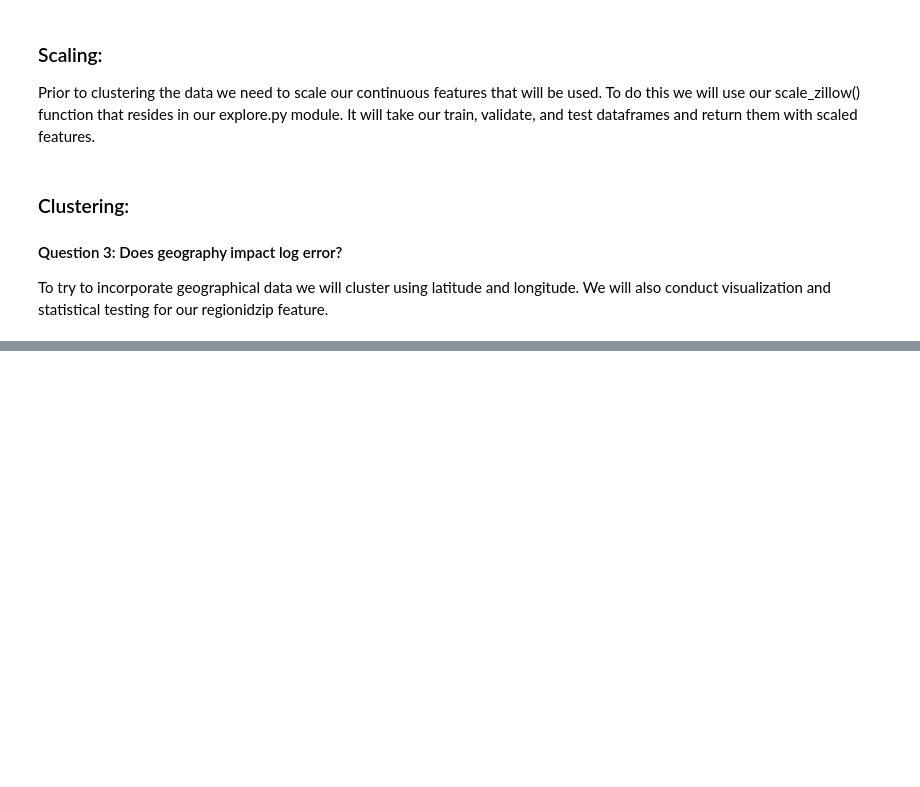
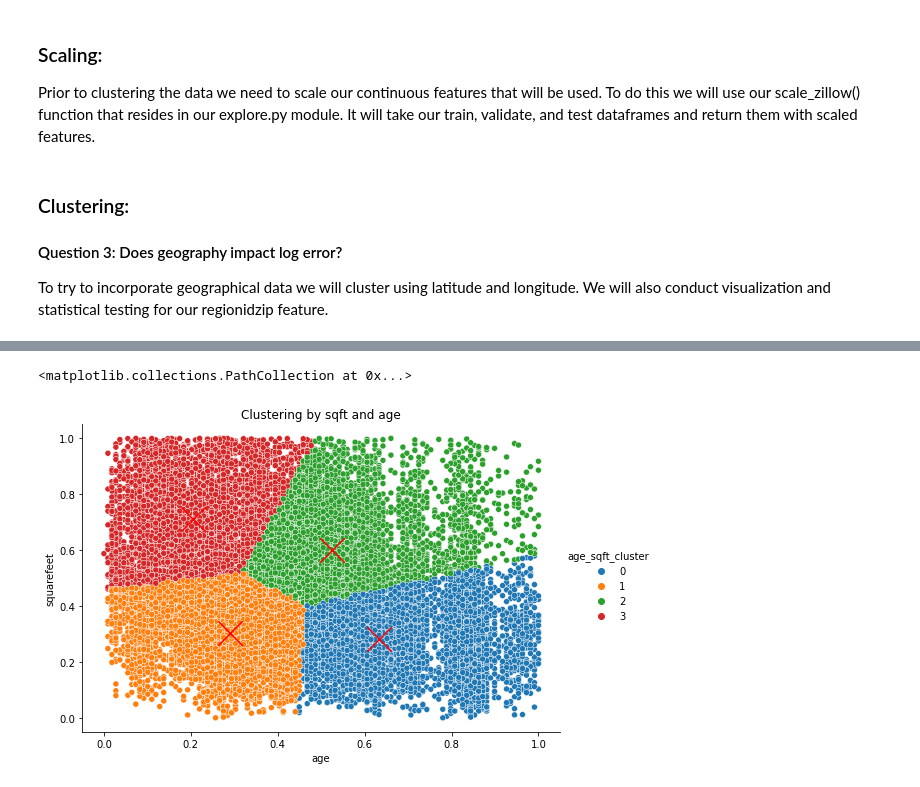
Before and after one commit to watermanbrandyn/clustering_project, a Jupyter notebook: Final Report.ipynb, the cells around one changed output, grey strips where cells are left out. Cells and saved outputs as stored; diff of their text form; code cells hidden in the pictures; blank space fills up the shorter version.

```diff
--- a/Final Report.ipynb
+++ b/Final Report.ipynb
@@ -163,0 +189,17 @@ Through visualizations and statistical testing (one-sample t-test) a list of sta
+# %%
+# Curating our other selected features to cluster
+col2 = ['bathrooms', 'bedrooms', 'squarefeet', 'age']
+col3 = ['age', 'squarefeet']
+# %%
+# Calling our clustering_cols() for col2 and col3
+# The elbow_test() results can be seen in the explore notebook
+centroids, train, validate, test = e.clustering_cols(train, validate, test, col2, 8, 'conts_cluster')
+centroids2, train, validate, test = e.clustering_cols(train, validate, test, col3, 4, 'age_sqft_cluster')
+# %%
+# A visualization of our 'age_sqft_cluster'
+sns.relplot(data=train, x='age', y='squarefeet', hue='age_sqft_cluster', aspect=1.5)
+plt.title('Clustering by sqft and age')
+plt.scatter(centroids2.age, centroids2.squarefeet, marker='x', s=600, c='red')
+# %% [output]
+<matplotlib.collections.PathCollection at 0x...>
+[figure, added]
```
Also changed, not shown: parts of 28 cells of this notebook.
